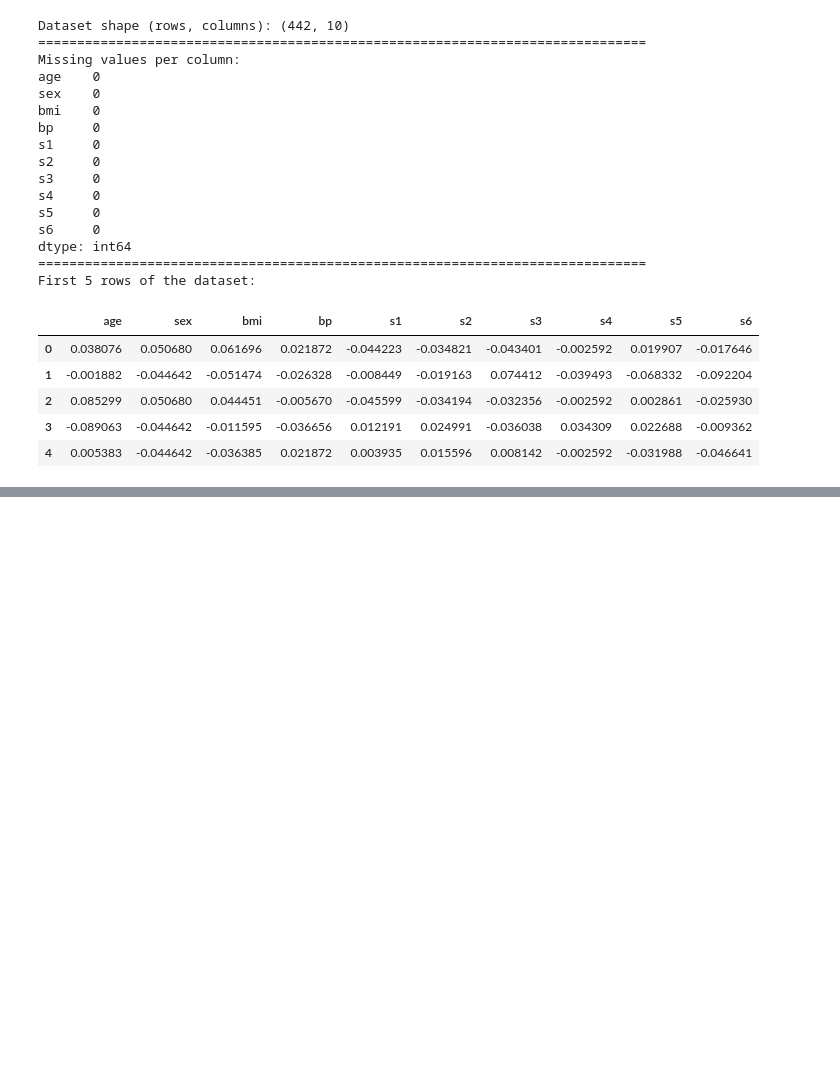
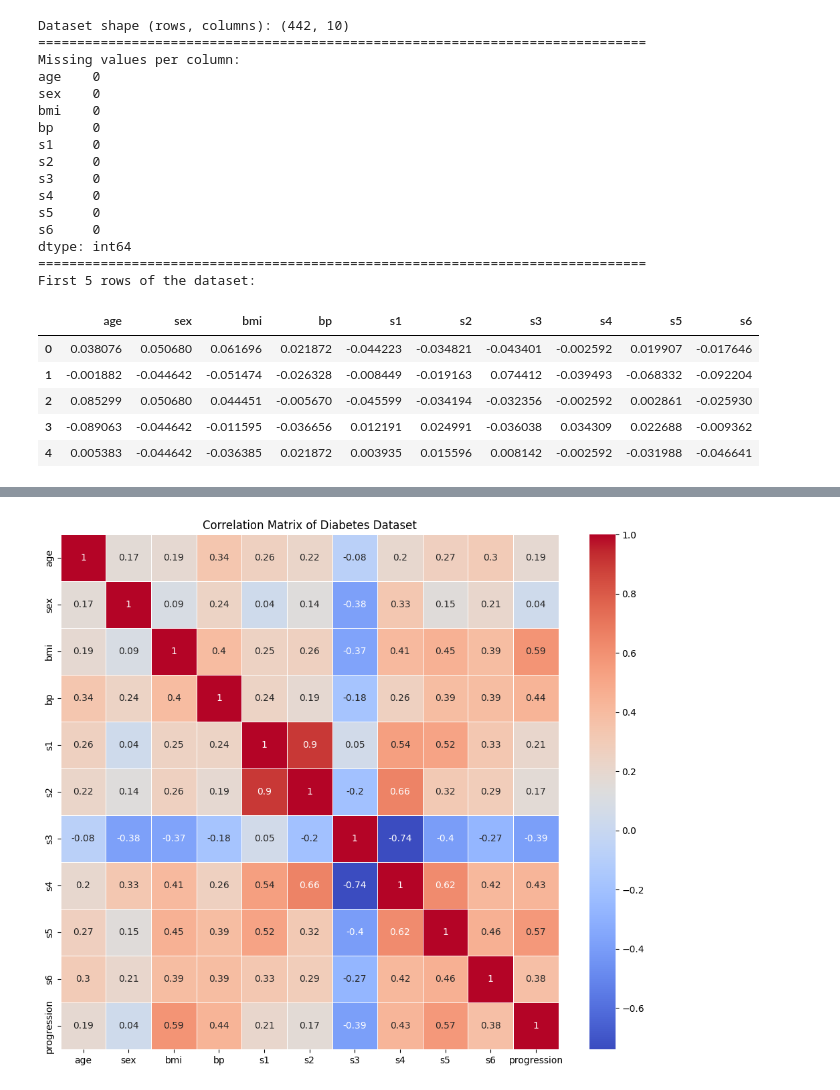
Before and after one commit to ibrahim-kocyigit/kocyigit-dsml, a Jupyter notebook: 03_specializations/01_fitting_statistical_models_to_data_with_python/01_considerations_for_statistical_modeling/06_getting_started_with_modeling_in_python.ipynb, the cells around one changed output, grey strips where cells are left out. Cells and saved outputs as stored; diff of their text form; code cells hidden in the pictures; blank space fills up the shorter version.

```diff
--- a/03_specializations/01_fitting_statistical_models_to_data_with_python/01_considerations_for_statistical_modeling/06_getting_started_with_modeling_in_python.ipynb
+++ b/03_specializations/01_fitting_statistical_models_to_data_with_python/01_considerations_for_statistical_modeling/06_getting_started_with_modeling_in_python.ipynb
@@ -17,6 +19,9 @@ from sklearn.datasets import load_diabetes
 
 diabetes_bunch = load_diabetes()
 diabetes_df = pd.DataFrame(data=diabetes_bunch.data, columns=diabetes_bunch.feature_names)
+
+# The target variable (a quantitative measure of disease progression) is separate
+diabetes_df['progression'] = diabetes_bunch.target
 # %% [markdown]
 
 ---
@@ -61,0 +78,13 @@ First 5 rows of the dataset:
+# %%
+# Set up the matplotlib figure
+plt.figure(figsize=(12, 10))
+
+# Calculate the correlation matrix
+correlation_matrix = diabetes_df.corr().round(2)
+
+# Draw the heatmap
+sns.heatmap(data=correlation_matrix, annot=True, cmap="coolwarm", linewidths=.5)
+plt.title("Correlation Matrix of Diabetes Dataset")
+plt.show()
+# %% [output]
+[figure, added]
```
Also changed, not shown: parts of 10 cells of this notebook.
